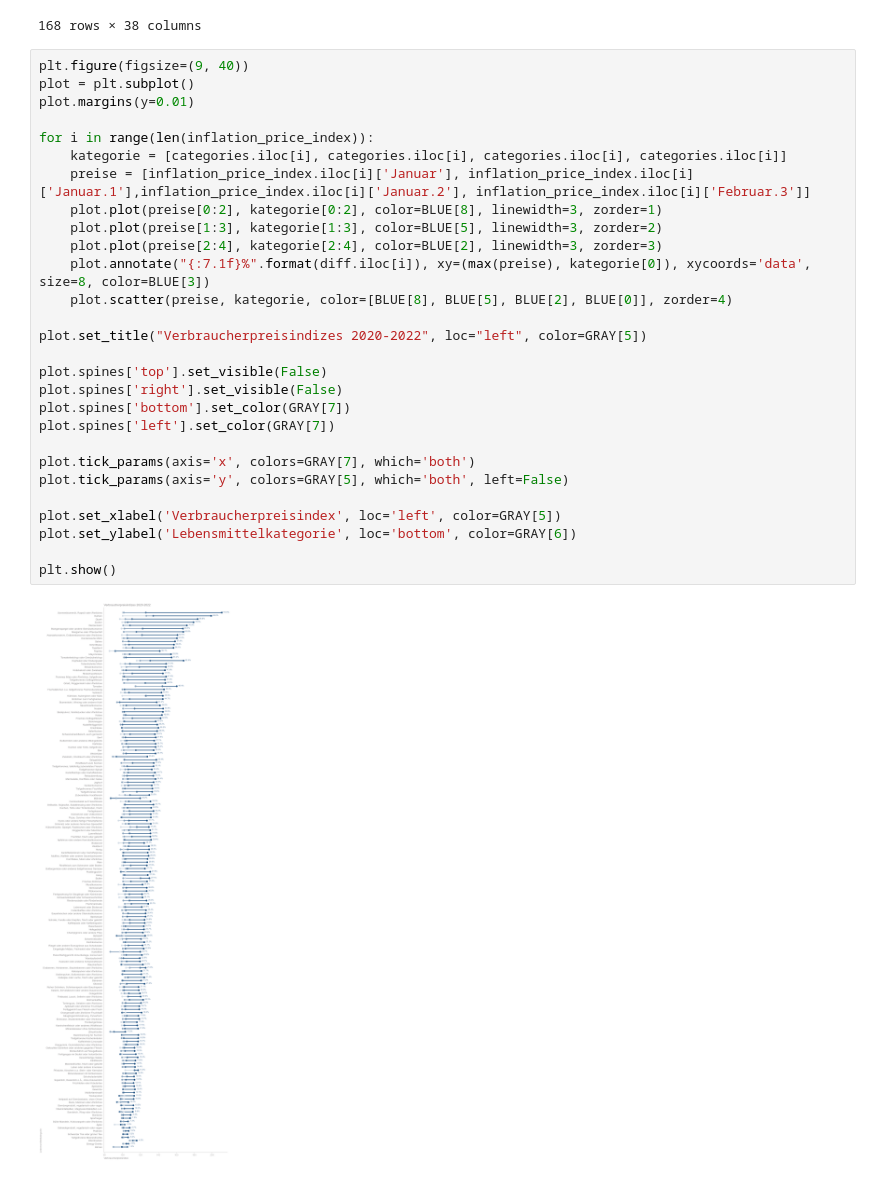
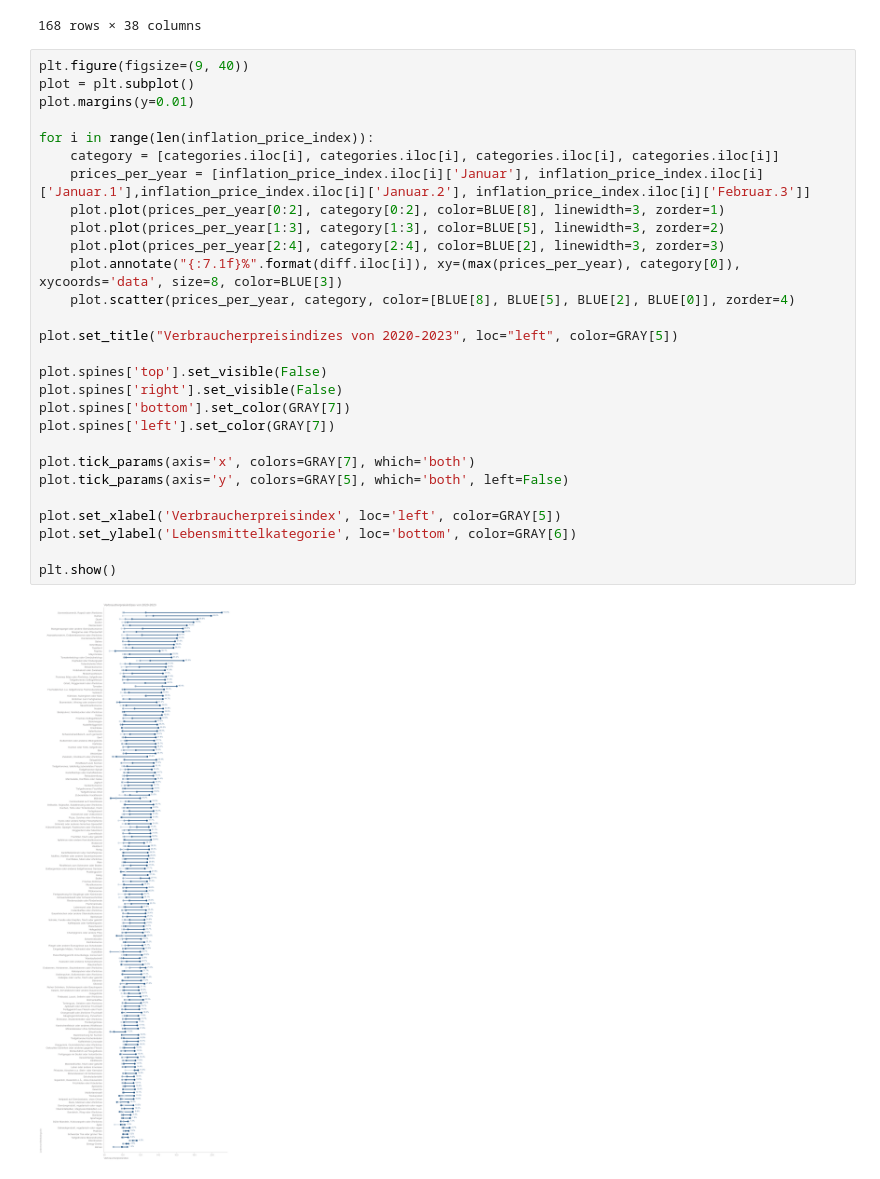
Before and after one commit to gitseti/data-visualizations, a Jupyter notebook: dot-plot/dot.ipynb, the cells around one changed output. Saved outputs shown, nothing was run; the diff lists cells and outputs as text.

Commit message:
cleanup dot plot

```diff
--- a/dot-plot/dot.ipynb
+++ b/dot-plot/dot.ipynb
@@ -87,30 +87,30 @@ Name: diff, Length: 168, dtype: float64
 # %%
 plt.figure(figsize=(9, 40))
 plot = plt.subplot()
 plot.margins(y=0.01)
 
 for i in range(len(inflation_price_index)):
-    kategorie = [categories.iloc[i], categories.iloc[i], categories.iloc[i], categories.iloc[i]]
-    preise = [inflation_price_index.iloc[i]['Januar'], inflation_price_index.iloc[i]['Januar.1'],inflation_price_index.iloc[i]['Januar.2'], inflation_price_index.iloc[i]['Februar.3']]
-    plot.plot(preise[0:2], kategorie[0:2], color=BLUE[8], linewidth=3, zorder=1)
-    plot.plot(preise[1:3], kategorie[1:3], color=BLUE[5], linewidth=3, zorder=2)
-    plot.plot(preise[2:4], kategorie[2:4], color=BLUE[2], linewidth=3, zorder=3)
-    plot.annotate("{:7.1f}%".format(diff.iloc[i]), xy=(max(preise), kategorie[0]), xycoords='data', size=8, color=BLUE[3])
-    plot.scatter(preise, kategorie, color=[BLUE[8], BLUE[5], BLUE[2], BLUE[0]], zorder=4)
+    category = [categories.iloc[i], categories.iloc[i], categories.iloc[i], categories.iloc[i]]
+    prices_per_year = [inflation_price_index.iloc[i]['Januar'], inflation_price_index.iloc[i]['Januar.1'],inflation_price_index.iloc[i]['Januar.2'], inflation_price_index.iloc[i]['Februar.3']]
+    plot.plot(prices_per_year[0:2], category[0:2], color=BLUE[8], linewidth=3, zorder=1)
+    plot.plot(prices_per_year[1:3], category[1:3], color=BLUE[5], linewidth=3, zorder=2)
+    plot.plot(prices_per_year[2:4], category[2:4], color=BLUE[2], linewidth=3, zorder=3)
+    plot.annotate("{:7.1f}%".format(diff.iloc[i]), xy=(max(prices_per_year), category[0]), xycoords='data', size=8, color=BLUE[3])
+    plot.scatter(prices_per_year, category, color=[BLUE[8], BLUE[5], BLUE[2], BLUE[0]], zorder=4)
 
-plot.set_title("Verbraucherpreisindizes 2020-2022", loc="left", color=GRAY[5])
+plot.set_title("Verbraucherpreisindizes von 2020-2023", loc="left", color=GRAY[5])
 
 plot.spines['top'].set_visible(False)
 plot.spines['right'].set_visible(False)
 plot.spines['bottom'].set_color(GRAY[7])
 plot.spines['left'].set_color(GRAY[7])
 
 plot.tick_params(axis='x', colors=GRAY[7], which='both')
 plot.tick_params(axis='y', colors=GRAY[5], which='both', left=False)
 
 plot.set_xlabel('Verbraucherpreisindex', loc='left', color=GRAY[5])
 plot.set_ylabel('Lebensmittelkategorie', loc='bottom', color=GRAY[6])
 
 plt.show()
 # %% [output]
-[figure, old version]
+[figure, new version]
```
